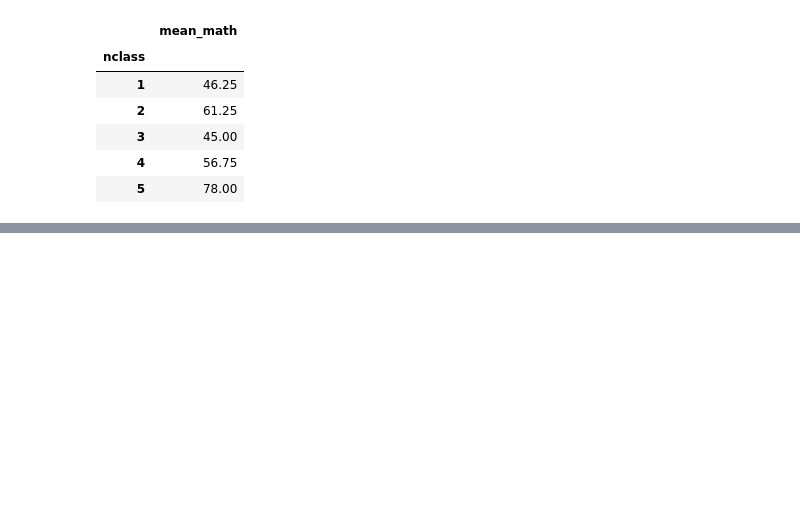
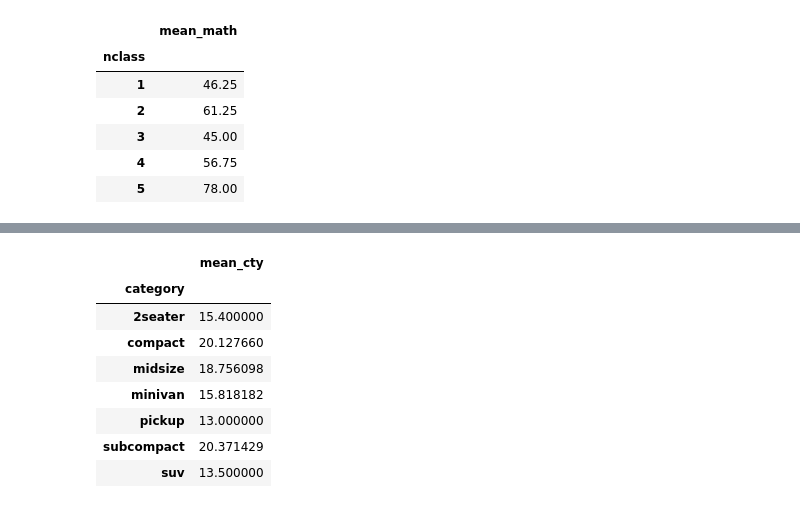
Before and after one commit to jcj154248/kit_bigdata, a Jupyter notebook: chapter06.ipynb, the cells around one changed output, grey strips where cells are left out. Drawn from its saved outputs; the diff is of its cells as text; code cells hidden in the pictures; blank space fills up the shorter version.

```diff
--- a/chapter06.ipynb
+++ b/chapter06.ipynb
@@ -197,0 +782,17 @@ exam.groupby('nclass')\
+# %%
+# 첫 번째 혼자서 해보기
+# Q1
+mpg = pd.read_csv('mpg.csv')
+
+mpg.groupby('category')\
+    .agg(mean_cty = ('cty', 'mean'))
+# %% [output]
+|  | mean_cty |
+| category |  |
+| 2seater | 15.400000 |
+| compact | 20.127660 |
+| midsize | 18.756098 |
+| minivan | 15.818182 |
+| pickup | 13.000000 |
+| subcompact | 20.371429 |
+| suv | 13.500000 |
```
Also changed, not shown: parts of 58 cells of this notebook, 1 other file.
